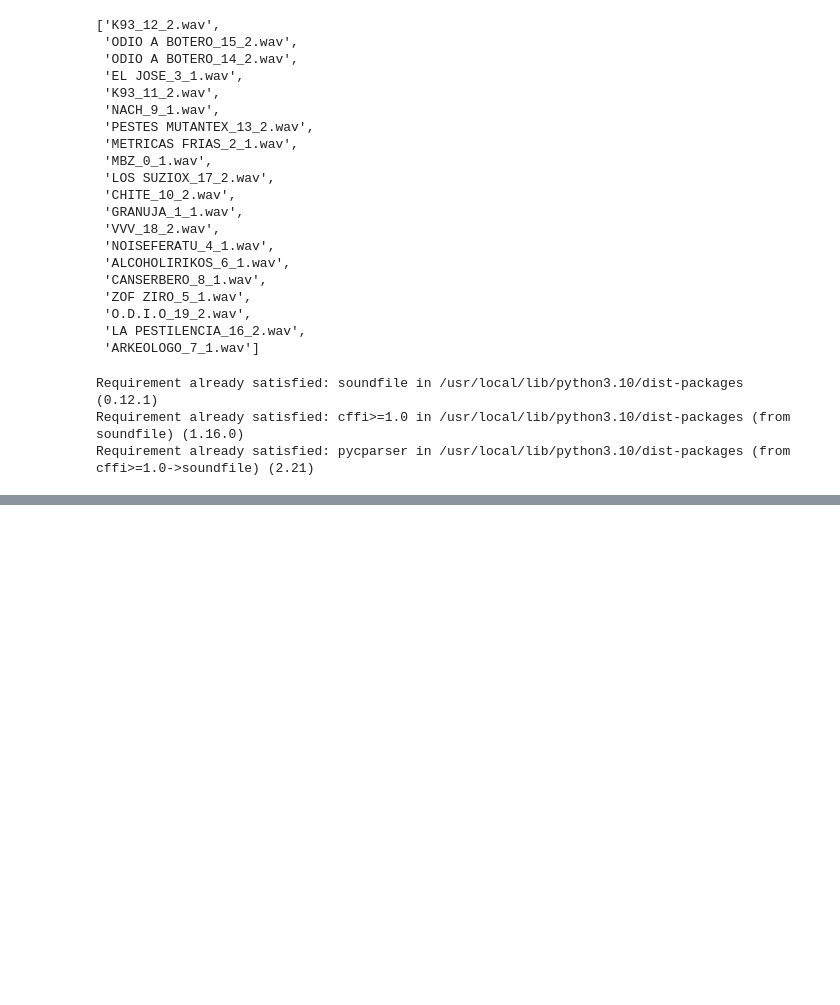
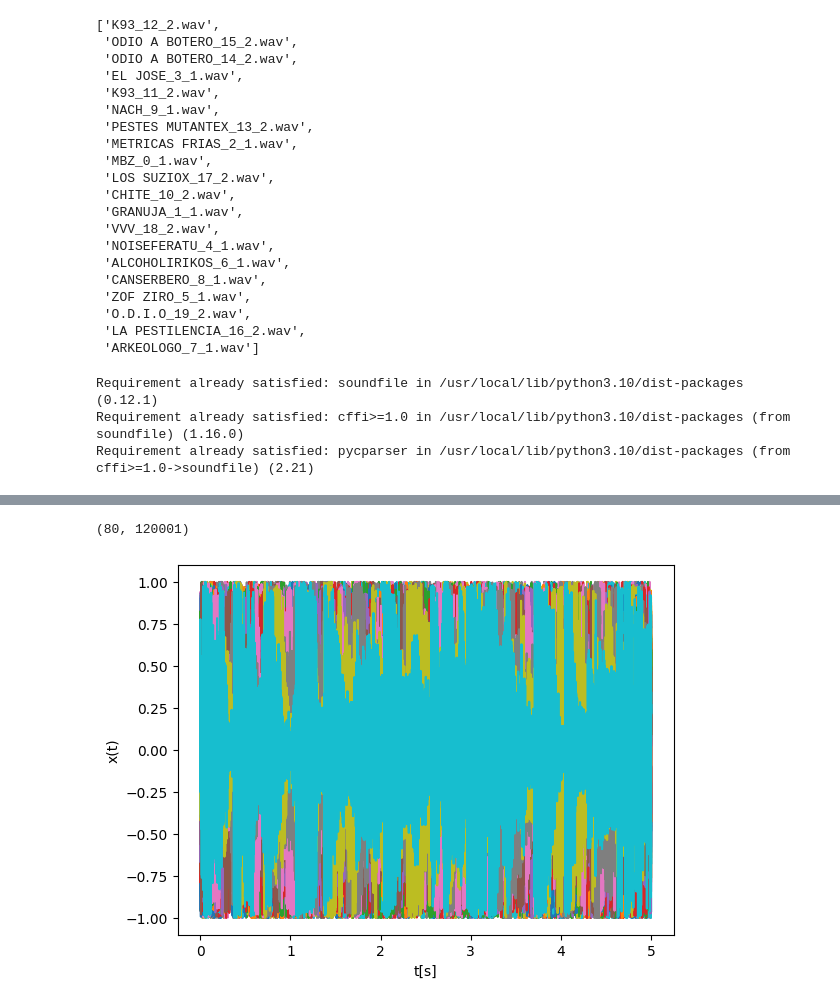
Before and after one commit to Gops03/Ejercicios, a Jupyter notebook: YOUTUBEDETECTOR.ipynb, the cells around one changed output, grey strips where cells are left out. Saved outputs shown, nothing was run; the diff lists cells and outputs as text; code cells hidden in the pictures; blank space fills up the shorter version.

```diff
--- a/YOUTUBEDETECTOR.ipynb
+++ b/YOUTUBEDETECTOR.ipynb
@@ -212,0 +219,15 @@ ValueError: ignored
+# %%
+#calculo de fourier
+vf = np.fft.rfftfreq(x_t.shape[1],1/fs) #calculo vector de frecuencias
+Xw = np.fft.rfft(x_t,axis=1).mean(axis=-1) #transformada rapida de Fourier para señal Real a lo largo del tiempo (axis=1) y se promedian los dos canales
+Xw.shape
+# %% [output]
+(80, 120001)
+# %%
+#grafica tiempo y fourier
+plt.plot(np.arange(0,ts,1/fs),x_t.mean(axis=-1).T) #se promedian los dos canales stereo
+plt.xlabel('t[s]')
+plt.ylabel('x(t)')
+plt.show()
+# %% [output]
+[figure, added]
```
Also changed, not shown: parts of 7 cells of this notebook.
